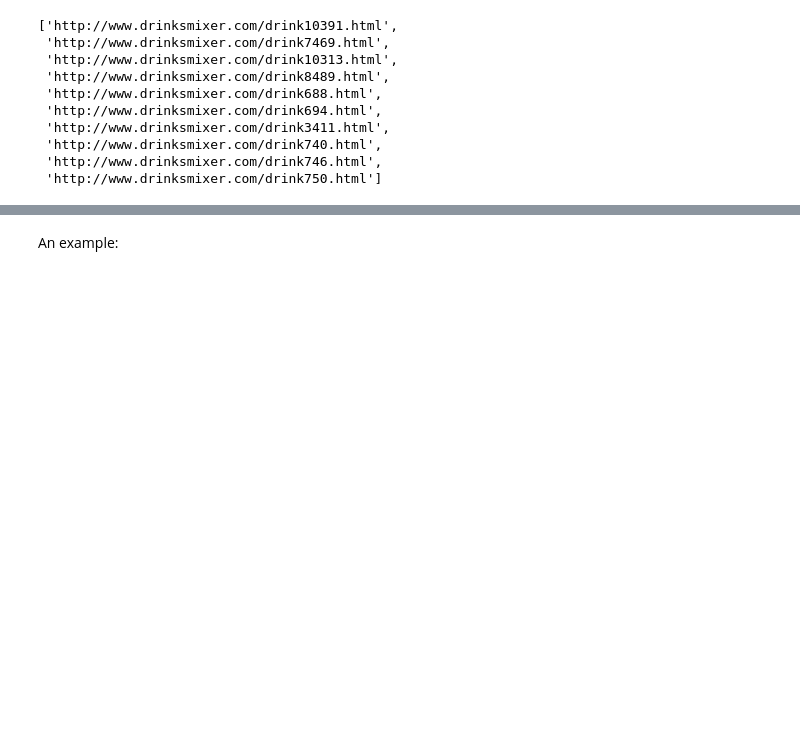
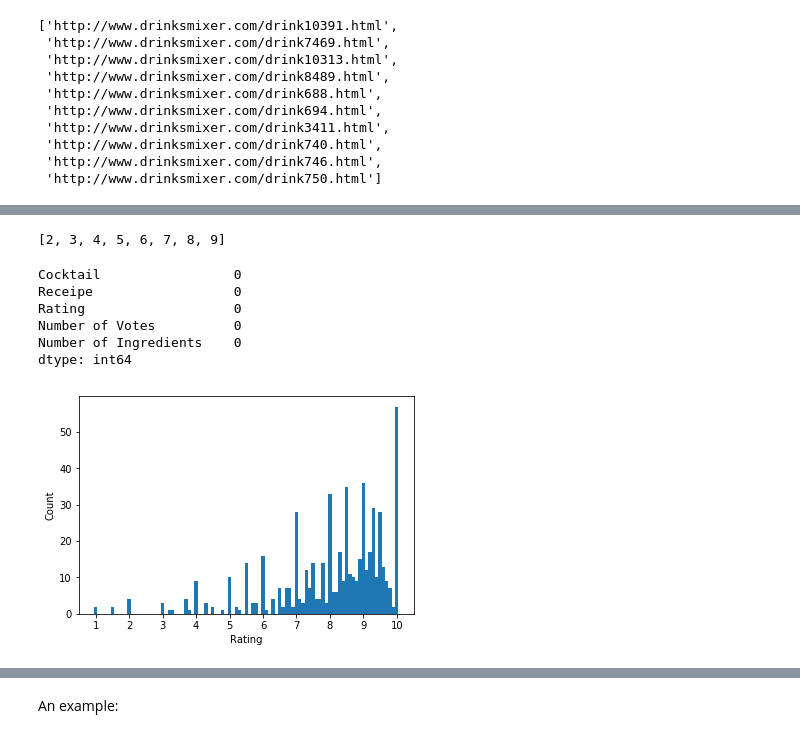
Before and after one commit to saeed44/Cocktail-Recommender, a Jupyter notebook: Cocktail_recom.ipynb, the cells around one changed output, grey strips where cells are left out. Cells and saved outputs as stored; diff of their text form; code cells hidden in the pictures; blank space fills up the shorter version.

```diff
--- a/Cocktail_recom.ipynb
+++ b/Cocktail_recom.ipynb
@@ -143,0 +129,3 @@ def recommender(cocktail_name):
+# %%
+### read the receipe datafram
+receipe_df = pd.read_csv('E:\Saeed\Data Science\cocktail recipes\cocktail_rec.csv')
@@ -143,0 +150,3 @@ def recommender(cocktail_name):
+# %%
+## build a series of number of ingredients and add to receipe_df
+receipe_df['Number of Ingredients']  = receipe_df['Receipe'].apply(lambda st : len(st.split()))
@@ -143,0 +162,24 @@ def recommender(cocktail_name):
+# %%
+sorted(receipe_df['Number of Ingredients'].unique())
+# %% [output]
+[2, 3, 4, 5, 6, 7, 8, 9]
+# %%
+# build a new data frame by removing None values for rate
+receipe_df_rate = receipe_df.dropna()
+# %%
+receipe_df_rate.isnull().sum()
+# %% [output]
+Cocktail                 0
+Receipe                  0
+Rating                   0
+Number of Votes          0
+Number of Ingredients    0
+dtype: int64
+# %%
+#look at the rating distribution, (first build a dict to count # of each rating)
+rating_dict = {}
+for rating in set(receipe_df_rate["Rating"]):
+    num_of_rating = list(receipe_df_rate["Rating"]).count(rating)
+    rating_dict[rating] = num_of_rating
+
+rating_list = sorted(rating_dict.items(), key=lambda x:x[0])
@@ -143,0 +188,16 @@ def recommender(cocktail_name):
+# %%
+import matplotlib.pyplot as plt
+
+# rating distribution
+num_of_rating = [count for rating,count in rating_list]
+rating = [rating for rating,count in rating_list]
+
+plt.bar(rating, num_of_rating, width=0.1, align='center')
+
+plt.xticks(ticks=[1,2,3,4,5,6,7,8,9,10])
+plt.xlabel('Rating')
+plt.ylabel('Count')
+
+plt.show()
+# %% [output]
+[figure, added]
```
Also changed, not shown: parts of 48 cells of this notebook.
